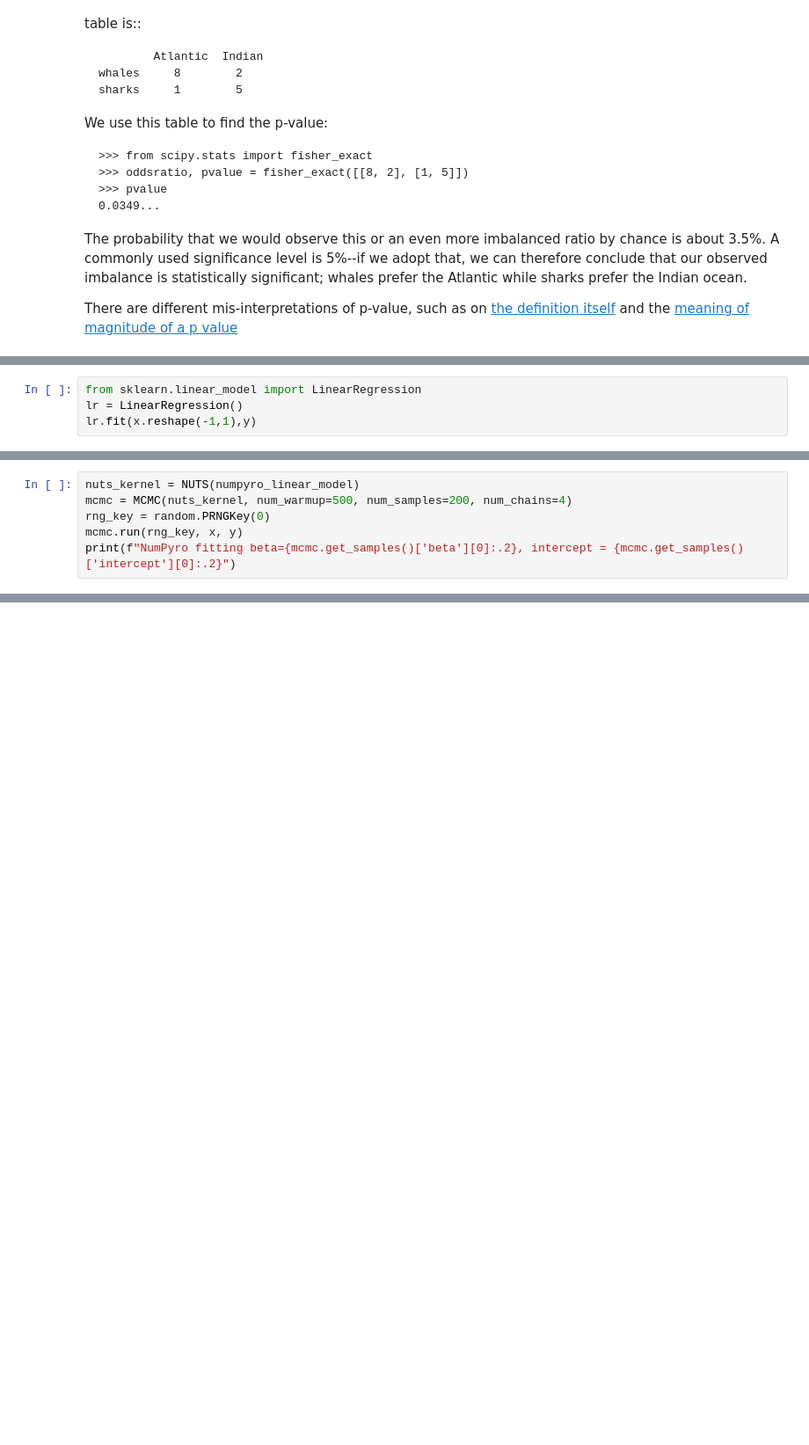
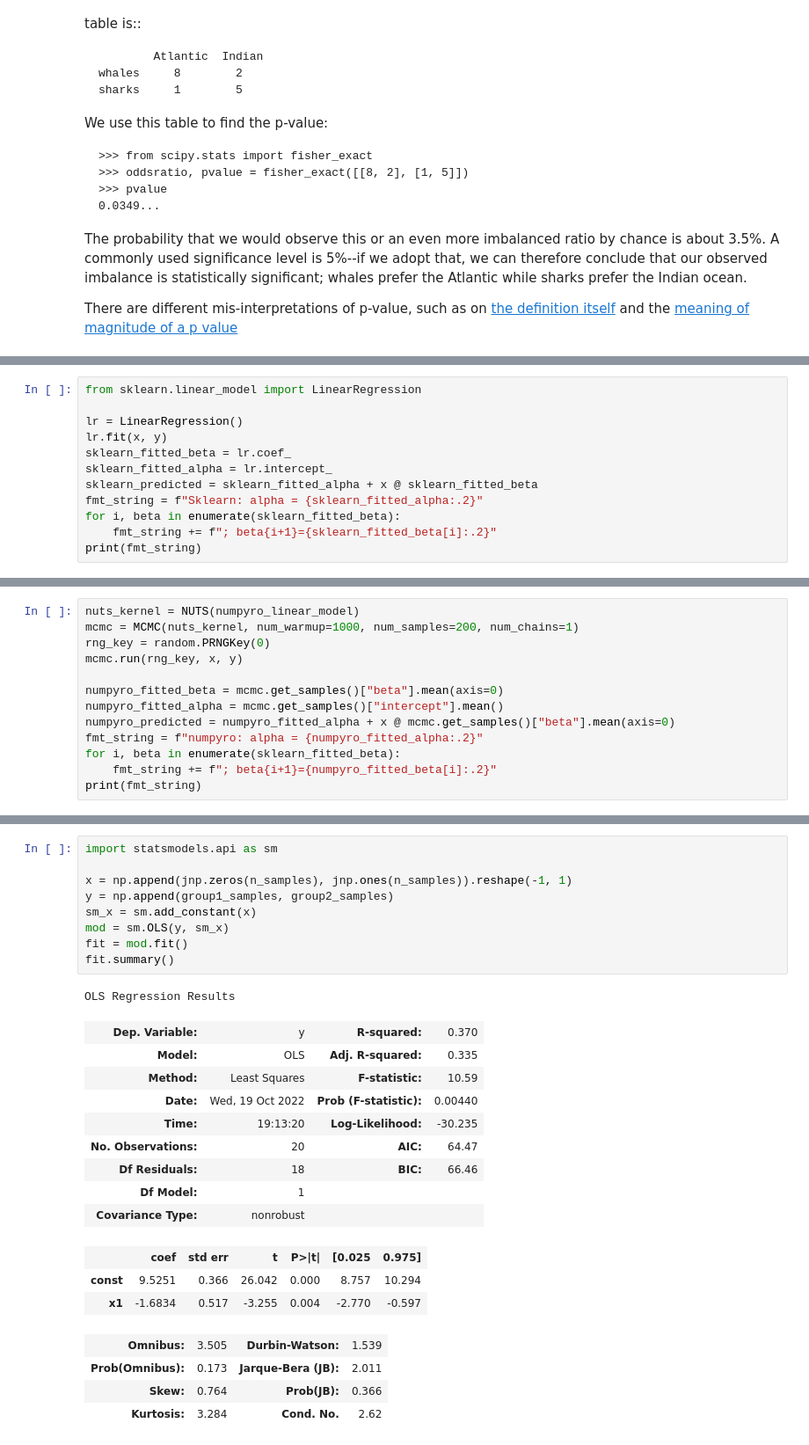
Before and after one commit to wckdouglas/personal_website, a Jupyter notebook: ipynb/numpyro.ipynb, the cells around one changed output, grey strips where cells are left out. Shown at 88% size. Cells and saved outputs as stored; diff of their text form; blank space fills up the shorter version.

```diff
--- a/ipynb/numpyro.ipynb
+++ b/ipynb/numpyro.ipynb
@@ -127,5 +187,13 @@ Simulated beta: 1, intercept: 1.4
 # %%
 from sklearn.linear_model import LinearRegression
+
 lr = LinearRegression()
-lr.fit(x.reshape(-1,1),y)
+lr.fit(x, y)
+sklearn_fitted_beta = lr.coef_
+sklearn_fitted_alpha = lr.intercept_
+sklearn_predicted = sklearn_fitted_alpha + x @ sklearn_fitted_beta
+fmt_string = f"Sklearn: alpha = {sklearn_fitted_alpha:.2}"
+for i, beta in enumerate(sklearn_fitted_beta):
+    fmt_string += f"; beta{i+1}={sklearn_fitted_beta[i]:.2}"
+print(fmt_string)
 # %% [output]
@@ -143,8 +228,15 @@ def numpyro_linear_model(x, y):
     numpyro.sample("pred", dist.Normal(pred, error), obs=y)
 # %%
 nuts_kernel = NUTS(numpyro_linear_model)
-mcmc = MCMC(nuts_kernel, num_warmup=500, num_samples=200, num_chains=4)
+mcmc = MCMC(nuts_kernel, num_warmup=1000, num_samples=200, num_chains=1)
 rng_key = random.PRNGKey(0)
 mcmc.run(rng_key, x, y)
-print(f"NumPyro fitting beta={mcmc.get_samples()['beta'][0]:.2}, intercept = {mcmc.get_samples()['intercept'][0]:.2}")
+
+numpyro_fitted_beta = mcmc.get_samples()["beta"].mean(axis=0)
+numpyro_fitted_alpha = mcmc.get_samples()["intercept"].mean()
+numpyro_predicted = numpyro_fitted_alpha + x @ mcmc.get_samples()["beta"].mean(axis=0)
+fmt_string = f"numpyro: alpha = {numpyro_fitted_alpha:.2}"
+for i, beta in enumerate(sklearn_fitted_beta):
+    fmt_string += f"; beta{i+1}={numpyro_fitted_beta[i]:.2}"
+print(fmt_string)
 # %% [output]
@@ -170,0 +276,27 @@ Text(0, 0.5, 'y')
+# %%
+import statsmodels.api as sm
+
+x = np.append(jnp.zeros(n_samples), jnp.ones(n_samples)).reshape(-1, 1)
+y = np.append(group1_samples, group2_samples)
+sm_x = sm.add_constant(x)
+mod = sm.OLS(y, sm_x)
+fit = mod.fit()
+fit.summary()
+# %% [output]
+OLS Regression Results
+| Dep. Variable: | y | R-squared: | 0.370 |
+| Model: | OLS | Adj. R-squared: | 0.335 |
+| Method: | Least Squares | F-statistic: | 10.59 |
+| Date: | Wed, 19 Oct 2022 | Prob (F-statistic): | 0.00440 |
+| Time: | 19:13:20 | Log-Likelihood: | -30.235 |
+| No. Observations: | 20 | AIC: | 64.47 |
+| Df Residuals: | 18 | BIC: | 66.46 |
+| Df Model: | 1 |  |  |
+| Covariance Type: | nonrobust |  |  |
+|  | coef | std err | t | P>|t| | [0.025 | 0.975] |
+| const | 9.5251 | 0.366 | 26.042 | 0.000 | 8.757 | 10.294 |
+| x1 | -1.6834 | 0.517 | -3.255 | 0.004 | -2.770 | -0.597 |
+| Omnibus: | 3.505 | Durbin-Watson: | 1.539 |
+| Prob(Omnibus): | 0.173 | Jarque-Bera (JB): | 2.011 |
+| Skew: | 0.764 | Prob(JB): | 0.366 |
+| Kurtosis: | 3.284 | Cond. No. | 2.62 |
```
Also changed, not shown: parts of 27 cells of this notebook, 1 other file.
